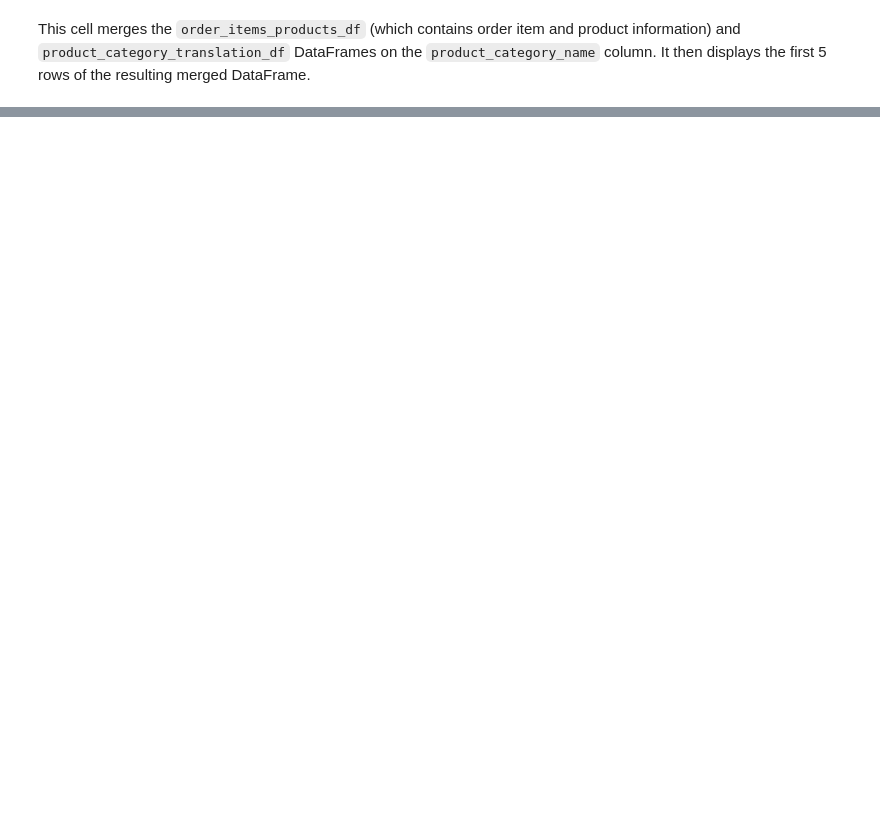
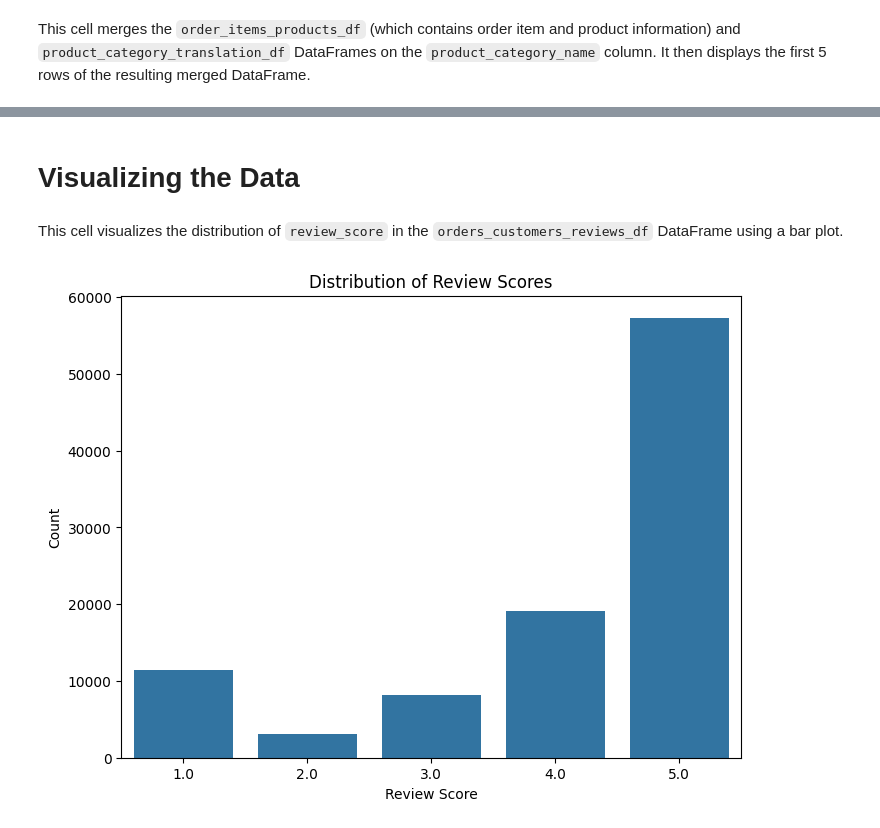
Before and after one commit to Vhakash/EDA-on-real-dataset, a Jupyter notebook: eda.ipynb, the cells around one changed output, grey strips where cells are left out. Cells and saved outputs as stored; diff of their text form; code cells hidden in the pictures; blank space fills up the shorter version.

Commit message:
performed visualisations and added summary

```diff
--- a/eda.ipynb
+++ b/eda.ipynb
@@ -383,3 +385,19 @@ Merged order_items_products_df and product_category_translation_df:
 | 2 | 000229ec398224ef6ca0657da4fc703e | 1 | c777355d18b72b67abbeef9df44fd0fd | 5b51032eddd242adc84c38acab88f23d | 2018-01-18 14:48:30 | 199.00 | 17.87 | ... |
 | 3 | 00024acbcdf0a6daa1e931b038114c75 | 1 | 7634da152a4610f1595efa32f14722fc | 9d7a1d34a5052409006425275ba1c2b4 | 2018-08-15 10:10:18 | 12.99 | 12.79 | ... |
 | 4 | 00042b26cf59d7ce69dfabb4e55b4fd9 | 1 | ac6c3623068f30de03045865e4e10089 | df560393f3a51e74553ab94004ba5c87 | 2017-02-13 13:57:51 | 199.90 | 18.14 | ... |
+# %% [markdown]
+# Visualizing the **Data**
+# %% [markdown]
+This cell visualizes the distribution of `review_score` in the `orders_customers_reviews_df` DataFrame using a bar plot.
+# %%
+import matplotlib.pyplot as plt
+import seaborn as sns
+
+plt.figure(figsize=(8, 6))
+sns.countplot(data=orders_customers_reviews_df, x='review_score')
+plt.title('Distribution of Review Scores')
+plt.xlabel('Review Score')
+plt.ylabel('Count')
+plt.show()
+# %% [output]
+[figure, added]
```
Also changed, not shown: parts of 17 cells of this notebook.
